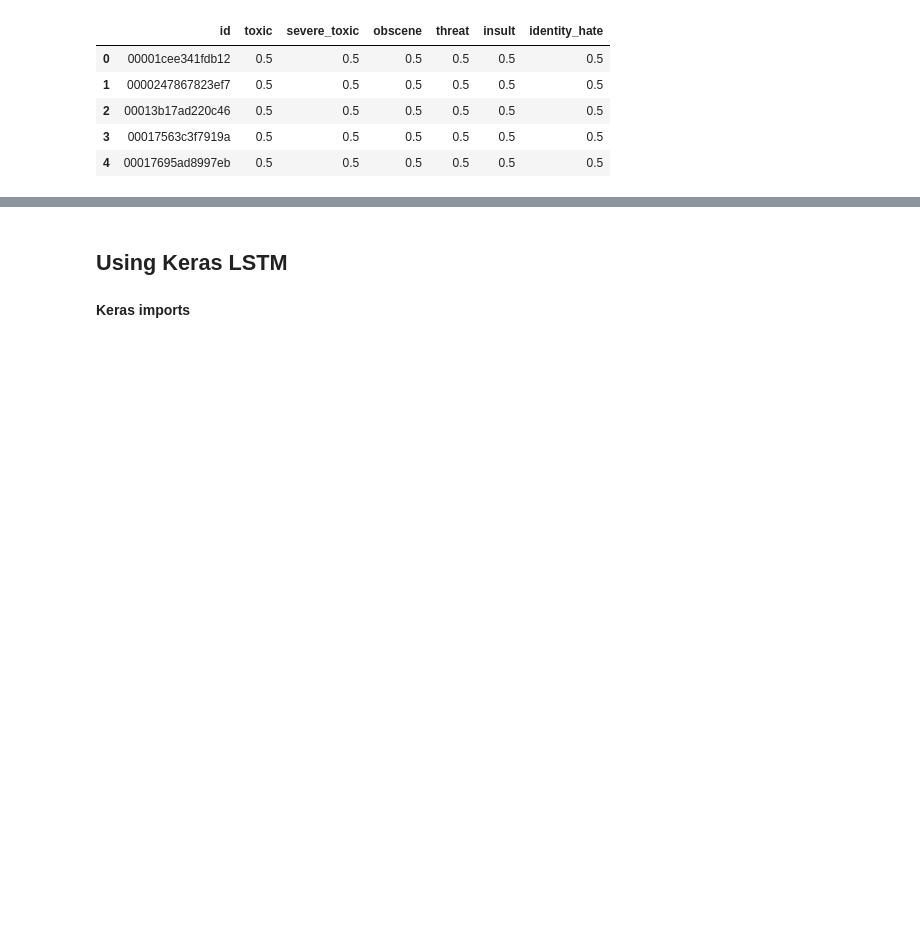
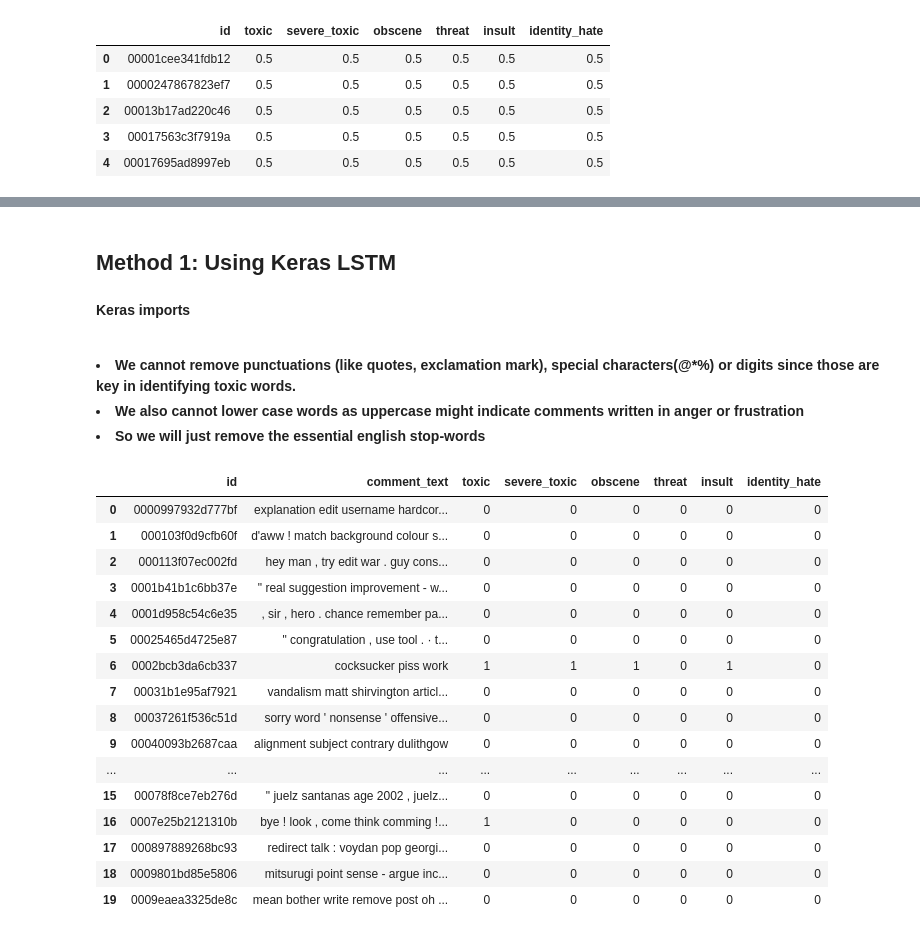
Before and after one commit to PrakritiAilavadi/Kaggle, a Jupyter notebook: toxic-comments-classification-using-nlp-models.ipynb, the cells around one changed output, grey strips where cells are left out. Cells and saved outputs as stored; diff of their text form; code cells hidden in the pictures; blank space fills up the shorter version.

Commit message:
Adding pre-processing

```diff
--- a/toxic-comments-classification-using-nlp-models.ipynb
+++ b/toxic-comments-classification-using-nlp-models.ipynb
@@ -108,5 +160,5 @@ sample_submission.head(5)
 # %% [markdown]
-## Using Keras LSTM
+## Method 1:  Using Keras LSTM
 # %%
 import sys, os, re, csv
 import numpy as np
@@ -123,3 +175,52 @@ from keras.layers import GlobalMaxPool1D, Bidirectional
 from keras.models import Model
 
 from keras import initializers, optimizers, regularizers, constraints, layers
+# %% [markdown]
+<b><li> We cannot remove punctuations (like quotes, exclamation mark), special characters(@*%) or digits since those are key in identifying toxic words.
+<br><li> We also cannot lower case words as uppercase might indicate comments written in anger or frustration
+<br><li> So we will just remove the essential english stop-words </b>
+# %%
+import spacy
+# removing some functions from nlp since we have over 1 lakh comments and that would take up a lot of time
+nlp = spacy.load("en_core_web_lg", disable=["parser", "tagger", "ner"])
+
+def clean_text(text):
+
+    # Processing text with the nlp object returns a Doc object that holds all information about the tokens,
+    # their linguistic features and their relationships.
+    doc = nlp(text)
+
+    # getting tokens, lemmatizing words and eliminating basic english stop-words
+    tokens=[token.lemma_.strip() for token in doc if
+            not token.is_stop and not nlp.vocab[token.lemma_].is_stop
+            ] # Removing only StopWords
+
+    # Recreation of the text
+    text=" ".join(tokens)
+
+    # Returning the text
+    return text
+
+
+train["comment_text"] = train["comment_text"].apply(lambda x: clean_text(x))
+test["comment_text"] = test["comment_text"].apply(lambda x: clean_text(x))
+
+train.head(20)
+# %% [output]
+|  | id | comment_text | toxic | severe_toxic | obscene | threat | insult | identity_hate |
+| 0 | 0000997932d777bf | explanation edit username hardcor... | 0 | 0 | 0 | 0 | 0 | 0 |
+| 1 | 000103f0d9cfb60f | d'aww ! match background colour s... | 0 | 0 | 0 | 0 | 0 | 0 |
+| 2 | 000113f07ec002fd | hey man , try edit war . guy cons... | 0 | 0 | 0 | 0 | 0 | 0 |
+| 3 | 0001b41b1c6bb37e | " real suggestion improvement - w... | 0 | 0 | 0 | 0 | 0 | 0 |
+| 4 | 0001d958c54c6e35 | , sir , hero . chance remember pa... | 0 | 0 | 0 | 0 | 0 | 0 |
+| 5 | 00025465d4725e87 | " congratulation , use tool . · t... | 0 | 0 | 0 | 0 | 0 | 0 |
+| 6 | 0002bcb3da6cb337 | cocksucker piss work | 1 | 1 | 1 | 0 | 1 | 0 |
+| 7 | 00031b1e95af7921 | vandalism matt shirvington articl... | 0 | 0 | 0 | 0 | 0 | 0 |
+| 8 | 00037261f536c51d | sorry word ' nonsense ' offensive... | 0 | 0 | 0 | 0 | 0 | 0 |
+| 9 | 00040093b2687caa | alignment subject contrary dulithgow | 0 | 0 | 0 | 0 | 0 | 0 |
+| ... | ... | ... | ... | ... | ... | ... | ... | ... |
+| 15 | 00078f8ce7eb276d | " juelz santanas age 2002 , juelz... | 0 | 0 | 0 | 0 | 0 | 0 |
+| 16 | 0007e25b2121310b | bye ! look , come think comming !... | 1 | 0 | 0 | 0 | 0 | 0 |
+| 17 | 000897889268bc93 | redirect talk : voydan pop georgi... | 0 | 0 | 0 | 0 | 0 | 0 |
+| 18 | 0009801bd85e5806 | mitsurugi point sense - argue inc... | 0 | 0 | 0 | 0 | 0 | 0 |
+| 19 | 0009eaea3325de8c | mean bother write remove post oh ... | 0 | 0 | 0 | 0 | 0 | 0 |
```
Also changed, not shown: parts of 18 cells of this notebook.
